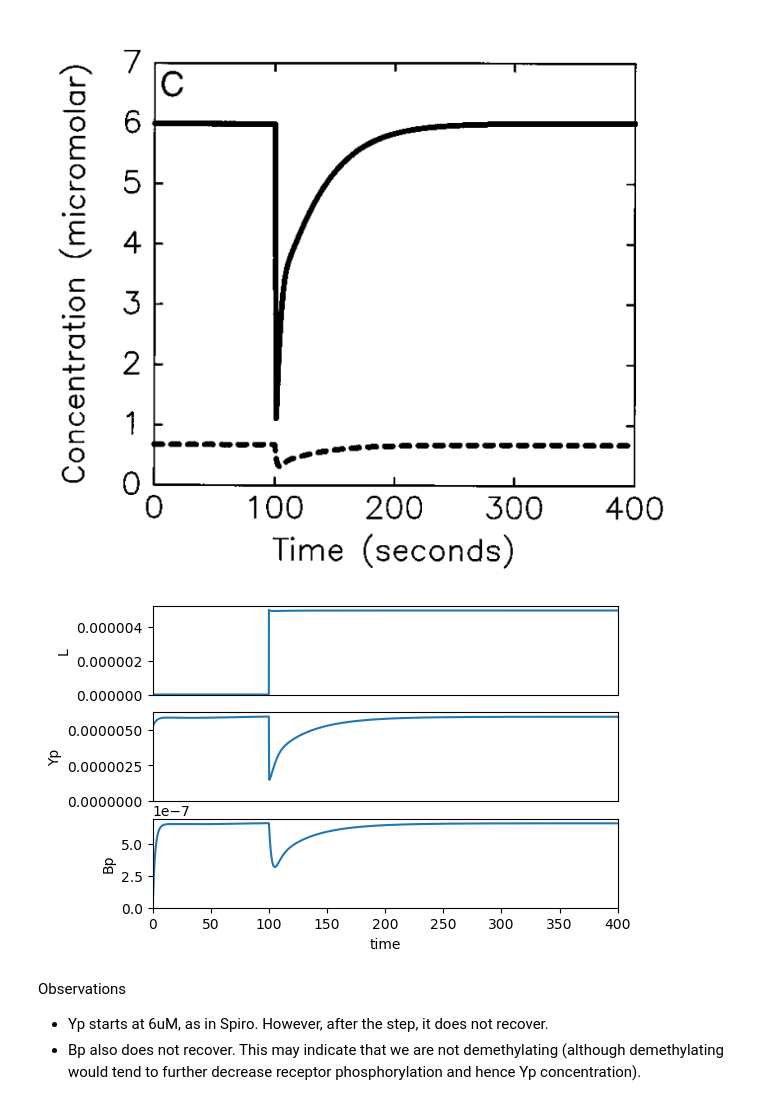
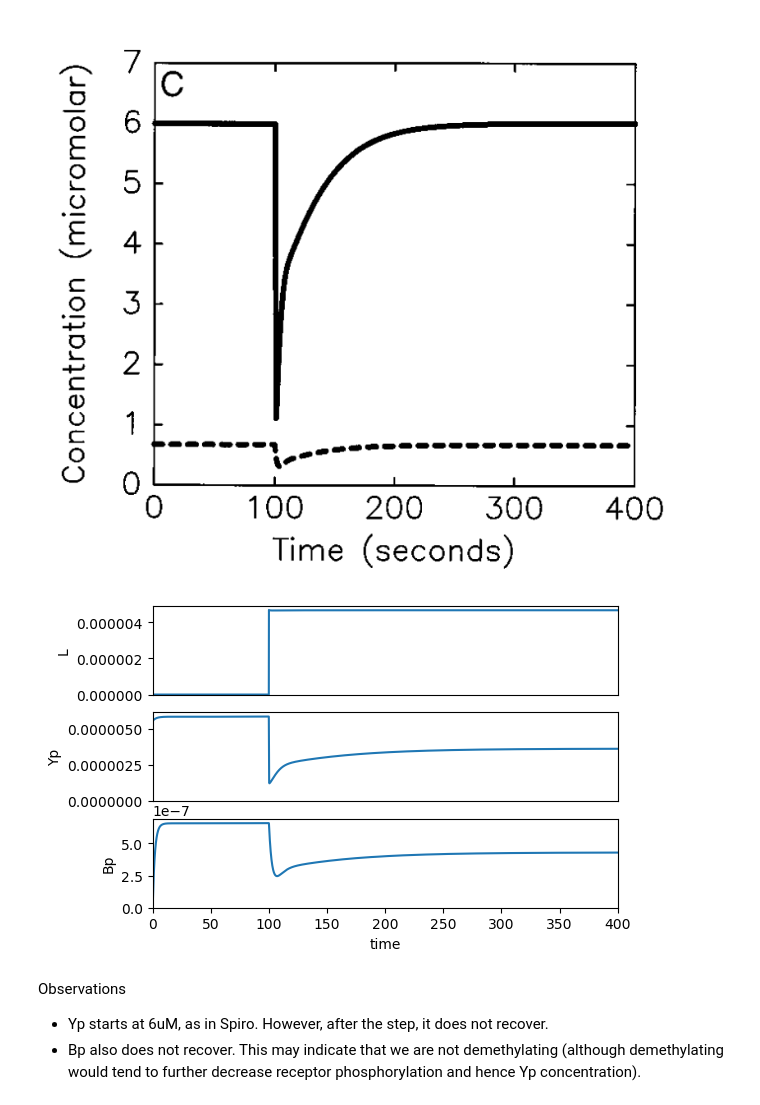
Before and after one commit to ScienceStacks/BioCellControl, a Jupyter notebook: Analysis/chemotaxis.ipynb, the cells around one changed output. Drawn from its saved outputs; the diff is of its cells as text; code cells hidden in the pictures.

```diff
--- a/Analysis/chemotaxis.ipynb
+++ b/Analysis/chemotaxis.ipynb
@@ -120,10 +120,10 @@ display(Image(filename='img/spiro_largestep.png'))
 # %%
 # What is the simulated step response for our model that corresponds to the Spiro?
 # The solid line above is Yp and the dashed line is Bp; ligand concentration change is not shown.
-sim(elements=["at (time > 100): L = 11e-6"])
+sim(elements=["at (time > 100): L = 11e-6", "R = 0.3e-6"])
 plotter.lines(["L", "Yp", "Bp"])
 # %% [output]
-[figure, old version]
+[figure, new version]
 # %% [markdown]
 Observations
 - Yp starts at 6uM, as in Spiro. However, after the step, it does not recover.
```
Also changed, not shown: parts of 3 cells of this notebook.
